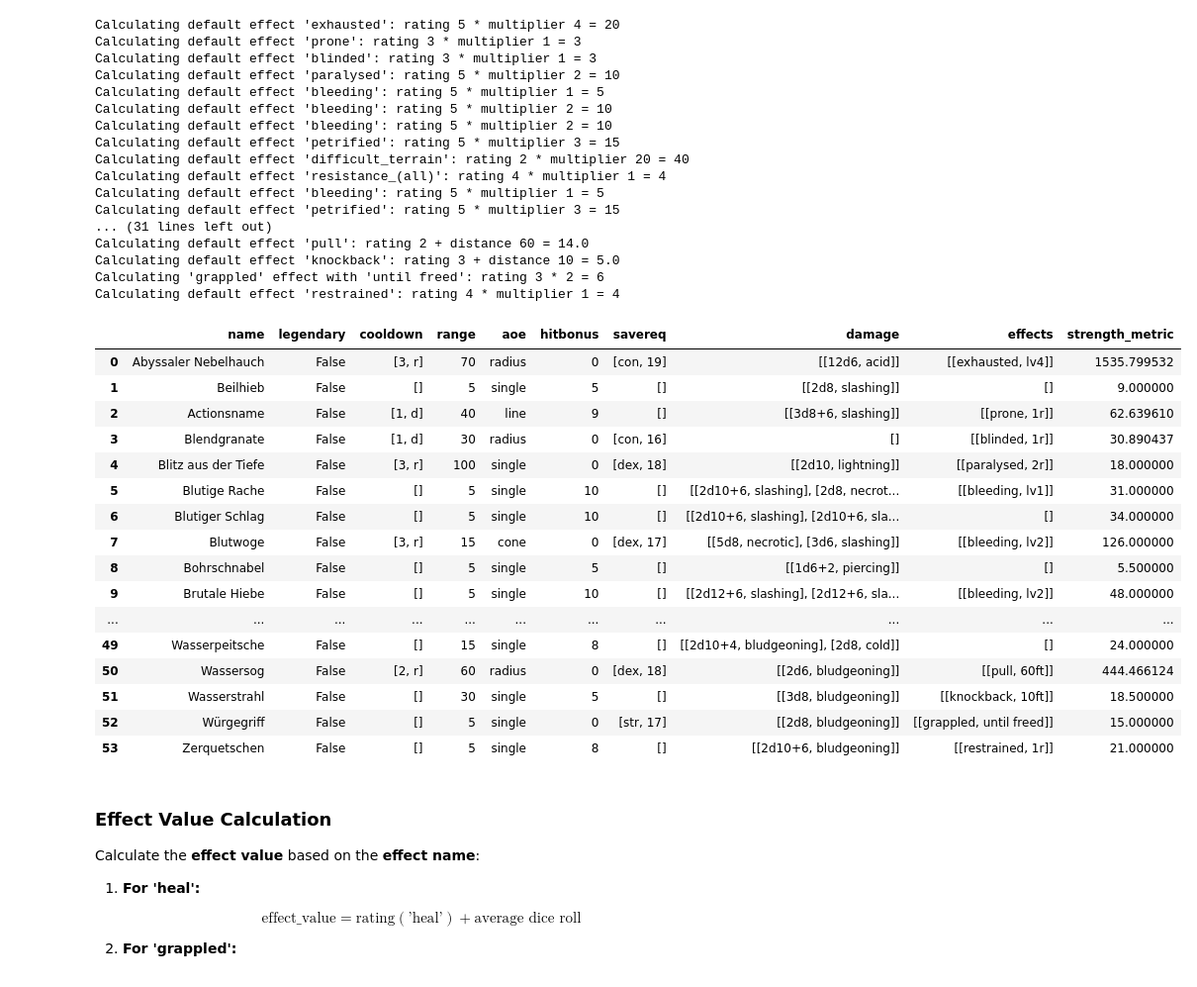
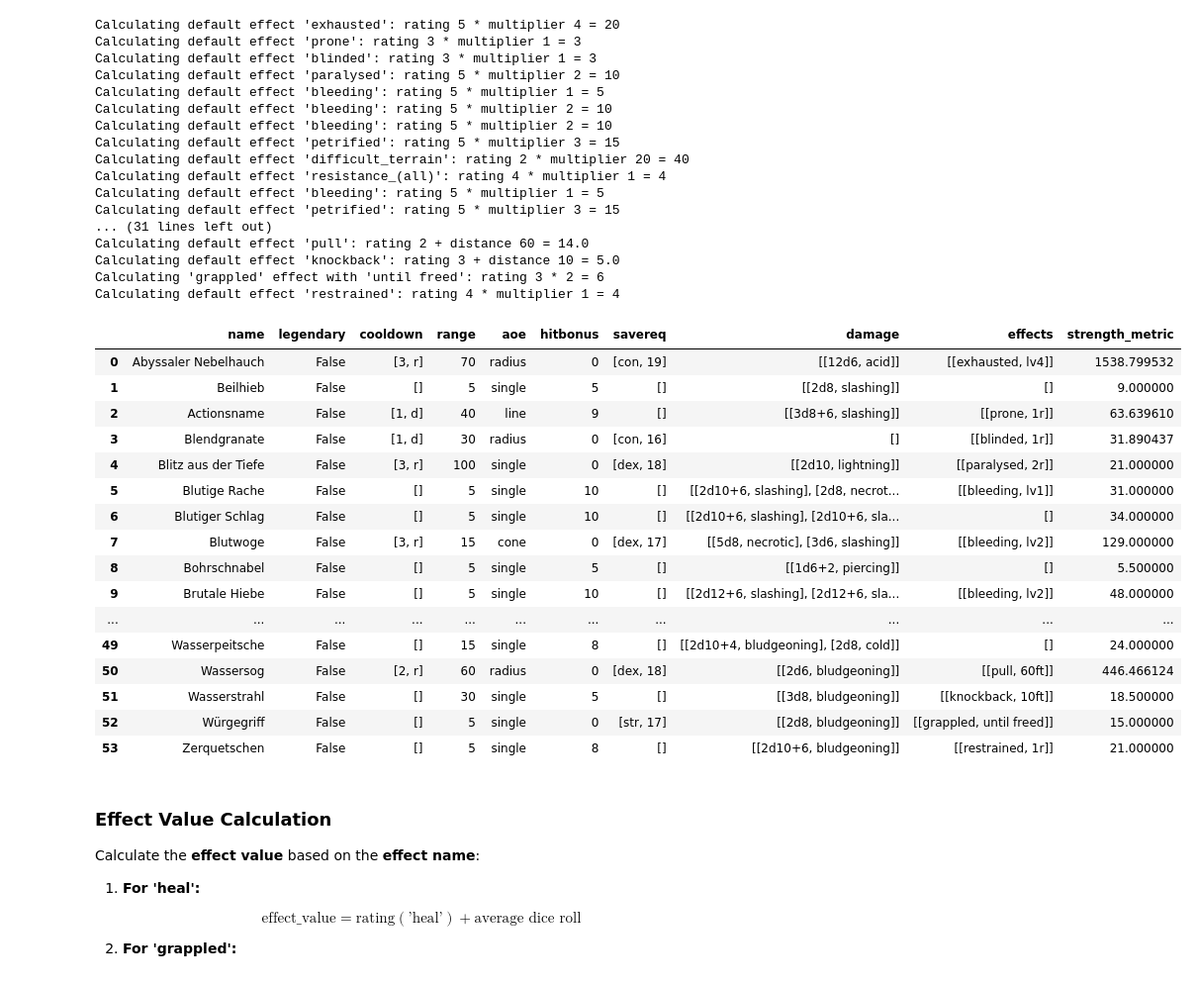
Before and after one commit to Zetsuboushii/vastlands-exploration, a Jupyter notebook: testing.ipynb, the cells around one changed output. Shown at 99% size. Saved outputs shown, nothing was run; the diff lists cells and outputs as text; code cells hidden in the pictures.

```diff
--- a/testing.ipynb
+++ b/testing.ipynb
@@ -242,48 +242,48 @@ def calculate_strength_metric(row):
     damages = row['damage']
     min_dmg, max_dmg, avg_dmg, std_dmg = combined_damage_statistics(damages)
     damage_score = avg_dmg
     effect_score = calculate_effect_score(row['effects'])
     cooldown_penalty = calculate_cooldown_penalty(row['cooldown'])
     aoe_area = calculate_aoe_area(row['aoe'], row['range'])
-    # TODO Adjust the penalty for cooldowns as needed
-    strength_metric = (damage_score + effect_score) * (aoe_area ** 0.5) - cooldown_penalty
+    # TODO Adjust the penalty for cooldowns as needed for now it is unused
+    strength_metric = (damage_score + effect_score) * (aoe_area ** 0.5)
     return strength_metric
 
 
 action_df['strength_metric'] = action_df.apply(calculate_strength_metric, axis=1)
 action_df
 # %% [output]
 Calculating default effect 'exhausted': rating 5 * multiplier 4 = 20
 Calculating default effect 'prone': rating 3 * multiplier 1 = 3
 Calculating default effect 'blinded': rating 3 * multiplier 1 = 3
 Calculating default effect 'paralysed': rating 5 * multiplier 2 = 10
 Calculating default effect 'bleeding': rating 5 * multiplier 1 = 5
 Calculating default effect 'bleeding': rating 5 * multiplier 2 = 10
 Calculating default effect 'bleeding': rating 5 * multiplier 2 = 10
 Calculating default effect 'petrified': rating 5 * multiplier 3 = 15
 Calculating default effect 'difficult_terrain': rating 2 * multiplier 20 = 40
 Calculating default effect 'resistance_(all)': rating 4 * multiplier 1 = 4
 Calculating default effect 'bleeding': rating 5 * multiplier 1 = 5
 Calculating default effect 'petrified': rating 5 * multiplier 3 = 15
 ... (31 lines left out)
 Calculating default effect 'pull': rating 2 + distance 60 = 14.0
 Calculating default effect 'knockback': rating 3 + distance 10 = 5.0
 Calculating 'grappled' effect with 'until freed': rating 3 * 2 = 6
 Calculating default effect 'restrained': rating 4 * multiplier 1 = 4
 |  | name | legendary | cooldown | range | aoe | hitbonus | savereq | damage | effects | strength_metric |
-| 0 | Abyssaler Nebelhauch | False | [3, r] | 70 | radius | 0 | [con, 19] | [[12d6, acid]] | [[exhausted, lv4]] | 1535.799532 |
+| 0 | Abyssaler Nebelhauch | False | [3, r] | 70 | radius | 0 | [con, 19] | [[12d6, acid]] | [[exhausted, lv4]] | 1538.799532 |
 | 1 | Beilhieb | False | [] | 5 | single | 5 | [] | [[2d8, slashing]] | [] | 9.000000 |
-| 2 | Actionsname | False | [1, d] | 40 | line | 9 | [] | [[3d8+6, slashing]] | [[prone, 1r]] | 62.639610 |
-| 3 | Blendgranate | False | [1, d] | 30 | radius | 0 | [con, 16] | [] | [[blinded, 1r]] | 30.890437 |
-| 4 | Blitz aus der Tiefe | False | [3, r] | 100 | single | 0 | [dex, 18] | [[2d10, lightning]] | [[paralysed, 2r]] | 18.000000 |
+| 2 | Actionsname | False | [1, d] | 40 | line | 9 | [] | [[3d8+6, slashing]] | [[prone, 1r]] | 63.639610 |
+| 3 | Blendgranate | False | [1, d] | 30 | radius | 0 | [con, 16] | [] | [[blinded, 1r]] | 31.890437 |
+| 4 | Blitz aus der Tiefe | False | [3, r] | 100 | single | 0 | [dex, 18] | [[2d10, lightning]] | [[paralysed, 2r]] | 21.000000 |
 | 5 | Blutige Rache | False | [] | 5 | single | 10 | [] | [[2d10+6, slashing], [2d8, necrot... | [[bleeding, lv1]] | 31.000000 |
 | 6 | Blutiger Schlag | False | [] | 5 | single | 10 | [] | [[2d10+6, slashing], [2d10+6, sla... | [] | 34.000000 |
-| 7 | Blutwoge | False | [3, r] | 15 | cone | 0 | [dex, 17] | [[5d8, necrotic], [3d6, slashing]] | [[bleeding, lv2]] | 126.000000 |
+| 7 | Blutwoge | False | [3, r] | 15 | cone | 0 | [dex, 17] | [[5d8, necrotic], [3d6, slashing]] | [[bleeding, lv2]] | 129.000000 |
 | 8 | Bohrschnabel | False | [] | 5 | single | 5 | [] | [[1d6+2, piercing]] | [] | 5.500000 |
 | 9 | Brutale Hiebe | False | [] | 5 | single | 10 | [] | [[2d12+6, slashing], [2d12+6, sla... | [[bleeding, lv2]] | 48.000000 |
 | ... | ... | ... | ... | ... | ... | ... | ... | ... | ... | ... |
 | 49 | Wasserpeitsche | False | [] | 15 | single | 8 | [] | [[2d10+4, bludgeoning], [2d8, cold]] | [] | 24.000000 |
-| 50 | Wassersog | False | [2, r] | 60 | radius | 0 | [dex, 18] | [[2d6, bludgeoning]] | [[pull, 60ft]] | 444.466124 |
+| 50 | Wassersog | False | [2, r] | 60 | radius | 0 | [dex, 18] | [[2d6, bludgeoning]] | [[pull, 60ft]] | 446.466124 |
 | 51 | Wasserstrahl | False | [] | 30 | single | 5 | [] | [[3d8, bludgeoning]] | [[knockback, 10ft]] | 18.500000 |
 | 52 | Würgegriff | False | [] | 5 | single | 0 | [str, 17] | [[2d8, bludgeoning]] | [[grappled, until freed]] | 15.000000 |
 | 53 | Zerquetschen | False | [] | 5 | single | 8 | [] | [[2d10+6, bludgeoning]] | [[restrained, 1r]] | 21.000000 |
```
Also changed, not shown: parts of 3 cells of this notebook.
